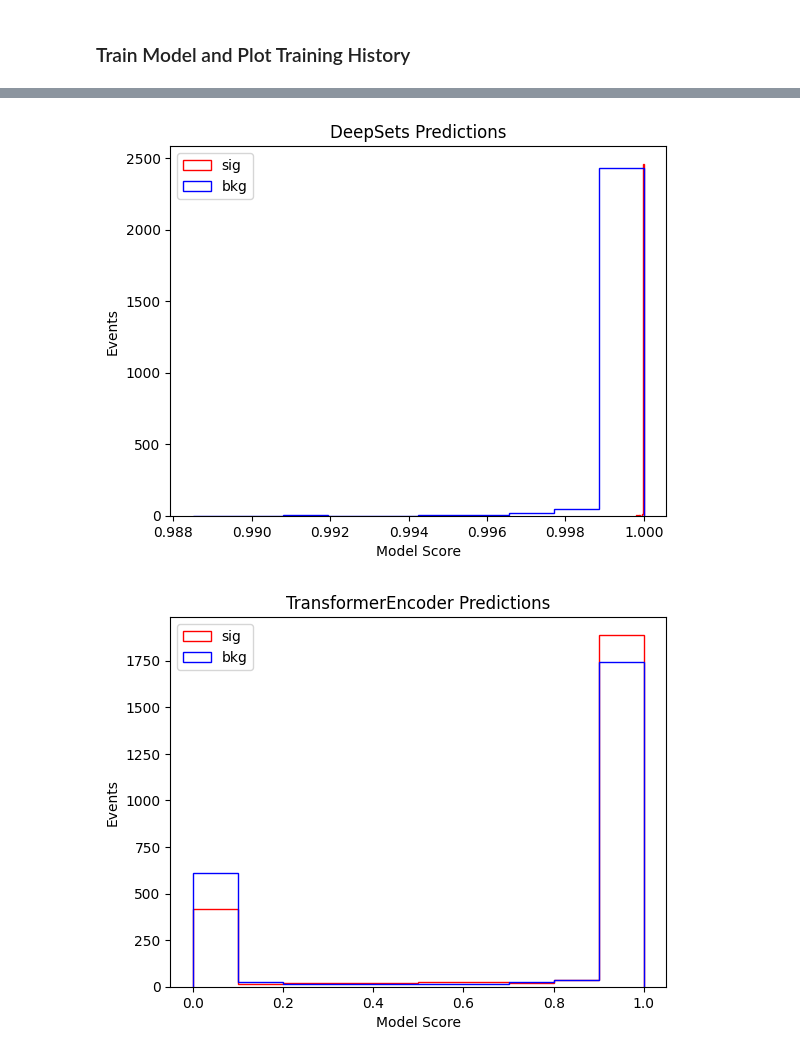
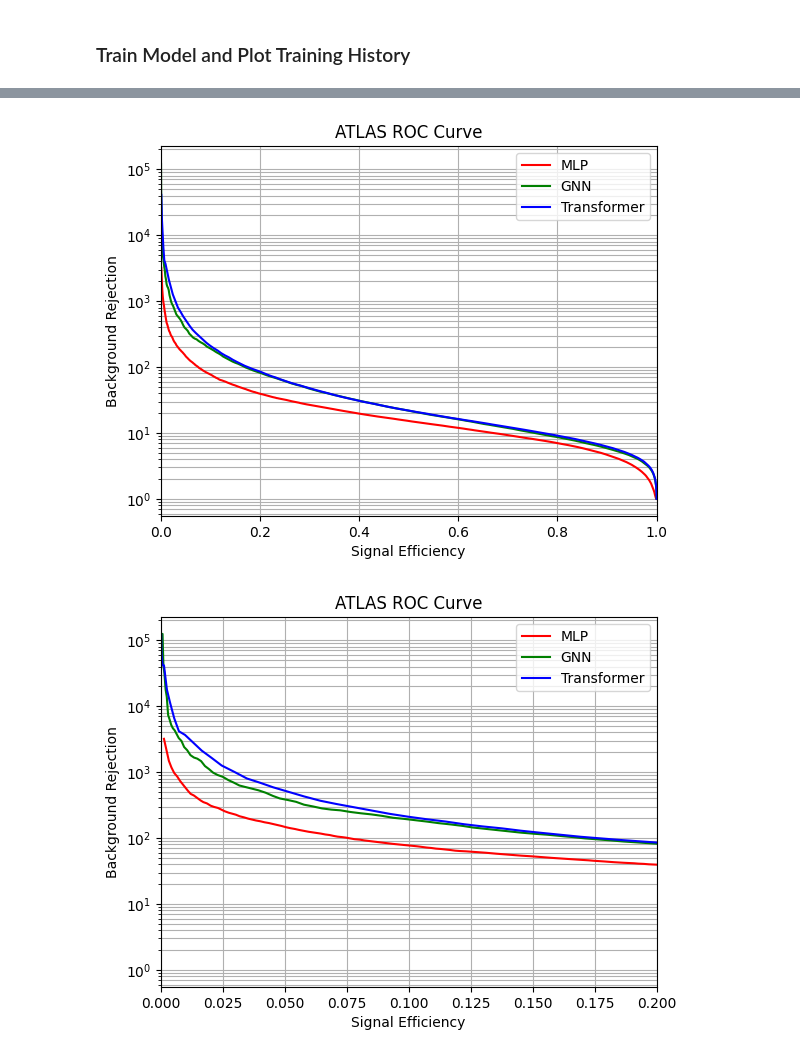
Before and after one commit to LukeV37/ML_Tutorial_2025, a Jupyter notebook: Pythia_Tutorial.ipynb, the cells around one changed output, grey strips where cells are left out. Saved outputs shown, nothing was run; the diff lists cells and outputs as text; code cells hidden in the pictures.

```diff
--- a/Pythia_Tutorial.ipynb
+++ b/Pythia_Tutorial.ipynb
@@ -68,7 +68,7 @@ pythia_bkg.init()                              # Initialize object with user def
 ### Generate Dataset
 Generate events and append stable particles to a list. Then histogram pT, eta, and phi for signal vs background.
 # %%
-num_events = 10000
+num_events = 500000
 # %%
 # Begin event loop. Generate event. Skip if error.
 sig_events = []
@@ -456,3 +471,11 @@ Epoch: 100      Train Loss: 5.7905      Test Loss: 12.3627
+# %%
+MLP = torch.load("MLP.pt", weights_only=False, map_location=device)
+GNN = torch.load("GNN.pt", weights_only=False, map_location=device)
+Transformer = torch.load("Transformer.pt", weights_only=False, map_location=device)
+# %%
+test_dataset = torch.load("test_dataset_250k.pt", weights_only=False, map_location=device)
+
+test_dataloader = DataLoader(test_dataset, batch_size=1024, shuffle=True)
 # %%
 # Define traditional ROC curve
 def roc(y_pred,y_true):
@@ -510,3 +556,8 @@ def eval_model(model):
     plt.show()
 
     return prediction, truth
+# %%
+loss_fn = nn.BCELoss()
+MLP_pred, MLP_true = eval_model(MLP, loss_fn, test_dataloader)
+GNN_pred, GNN_true = eval_model(GNN, loss_fn, test_dataloader)
+Trans_pred, Trans_true = eval_model(Transformer, loss_fn, test_dataloader)
@@ -513,5 +568,58 @@ def eval_model(model):
 # %%
-MLP_pred, MLP_true = eval_model(MLP)
-GNN_pred, GNN_true = eval_model(GNN)
-Trans_pred, Trans_true = eval_model(Transformer)
+# Plot Tradiation ROC Curve
+MLP_eff_sig, MLP_eff_bkg, MLP_thresh = roc(MLP_pred,MLP_true)
+GNN_eff_sig, GNN_eff_bkg, GNN_thresh = roc(GNN_pred,GNN_true)
+Trans_eff_sig, Trans_eff_bkg, Trans_thresh = roc(Trans_pred,Trans_true)
+
+plt.title("ROC Curve")
+plt.plot(MLP_eff_sig,MLP_eff_bkg,color='r',label="MLP")
+plt.plot(GNN_eff_sig,GNN_eff_bkg,color='g',label="GNN")
+plt.plot(Trans_eff_sig,Trans_eff_bkg,color='b',label="Transformer")
+plt.plot([1,0],'--',color='k',label="Random Model")
+plt.xlabel("Signal Efficiency")
+plt.ylabel("Background Efficiency")
+plt.legend()
+plt.show()
+
+# Plot ATLAS Style ROC Curve
+MLP_eff_sig, MLP_eff_bkg, MLP_thresh = ATLAS_roc(MLP_pred,MLP_true)
+GNN_eff_sig, GNN_eff_bkg, GNN_thresh = ATLAS_roc(GNN_pred,GNN_true)
+Trans_eff_sig, Trans_eff_bkg, Trans_thresh = ATLAS_roc(Trans_pred,Trans_true)
+
+plt.title("ATLAS ROC Curve")
+plt.plot(MLP_eff_sig,MLP_eff_bkg,color='r',label="MLP")
+plt.plot(GNN_eff_sig,GNN_eff_bkg,color='g',label="GNN")
+plt.plot(Trans_eff_sig,Trans_eff_bkg,color='b',label="Transformer")
+plt.xlabel("Signal Efficiency")
+plt.ylabel("Background Rejection")
+plt.yscale('log')
+plt.grid(True,which='both')
+plt.xlim([0, 1])
+plt.legend()
+plt.show()
+
+plt.title("ATLAS ROC Curve")
+plt.plot(MLP_eff_sig,MLP_eff_bkg,color='r',label="MLP")
+plt.plot(GNN_eff_sig,GNN_eff_bkg,color='g',label="GNN")
+plt.plot(Trans_eff_sig,Trans_eff_bkg,color='b',label="Transformer")
+plt.xlabel("Signal Efficiency")
+plt.ylabel("Background Rejection")
+plt.yscale('log')
+plt.grid(True,which='both')
+plt.xlim([0, 0.2])
+plt.legend()
+plt.show()
+
+plt.title("ATLAS ROC Curve")
+plt.plot(MLP_eff_sig,MLP_eff_bkg,color='r',label="MLP")
+plt.plot(GNN_eff_sig,GNN_eff_bkg,color='g',label="GNN")
+plt.plot(Trans_eff_sig,Trans_eff_bkg,color='b',label="Transformer")
+plt.xlabel("Signal Efficiency")
+plt.ylabel("Background Rejection")
+plt.yscale('log')
+plt.grid(True,which='both')
+plt.xlim([0.7, 1])
+plt.ylim([0, 18])
+plt.legend()
+plt.show()
 # %% [output]
@@ -519,2 +627,2 @@ Trans_pred, Trans_true = eval_model(Transformer)
-[figure, old version]
+[figure, new version]
-[figure, old version]
+[figure, new version]
```
Also changed, not shown: parts of 22 cells of this notebook.
